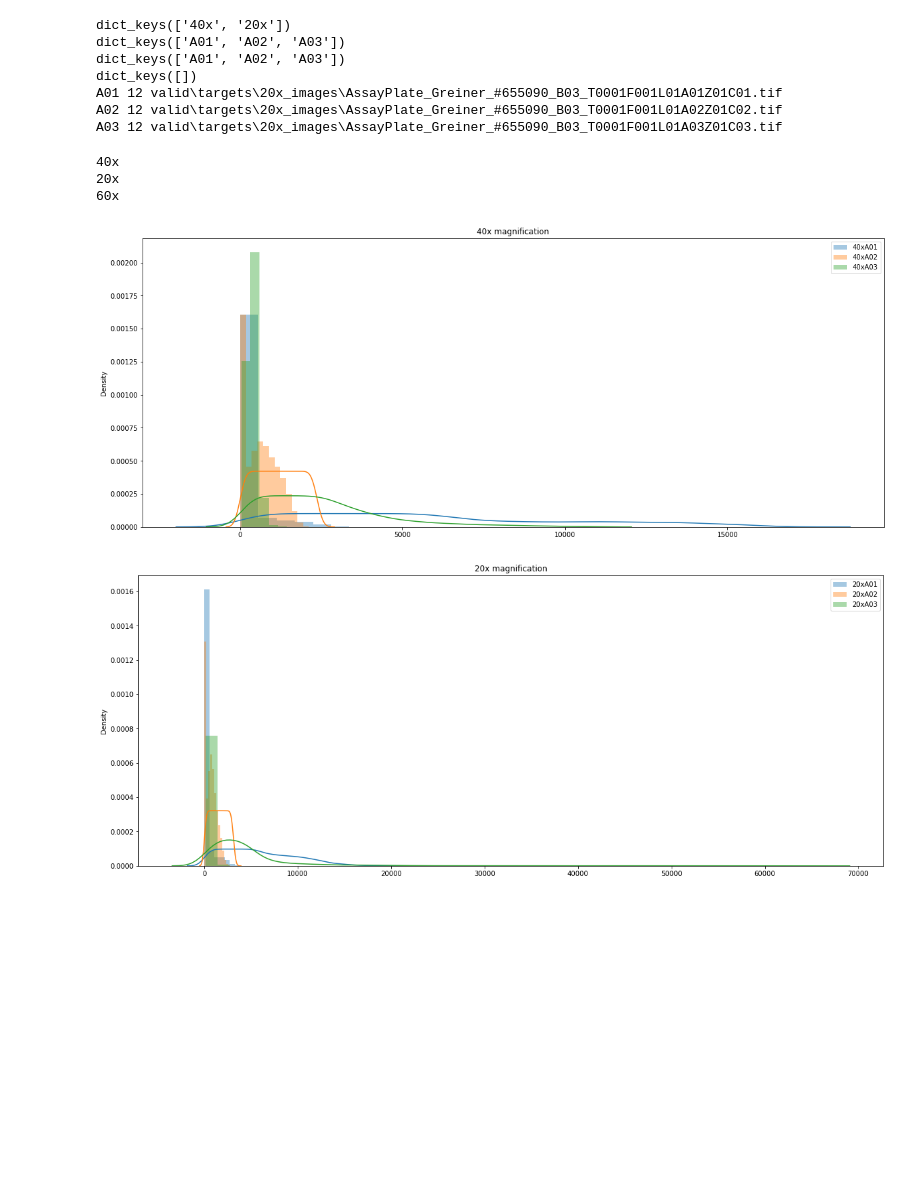
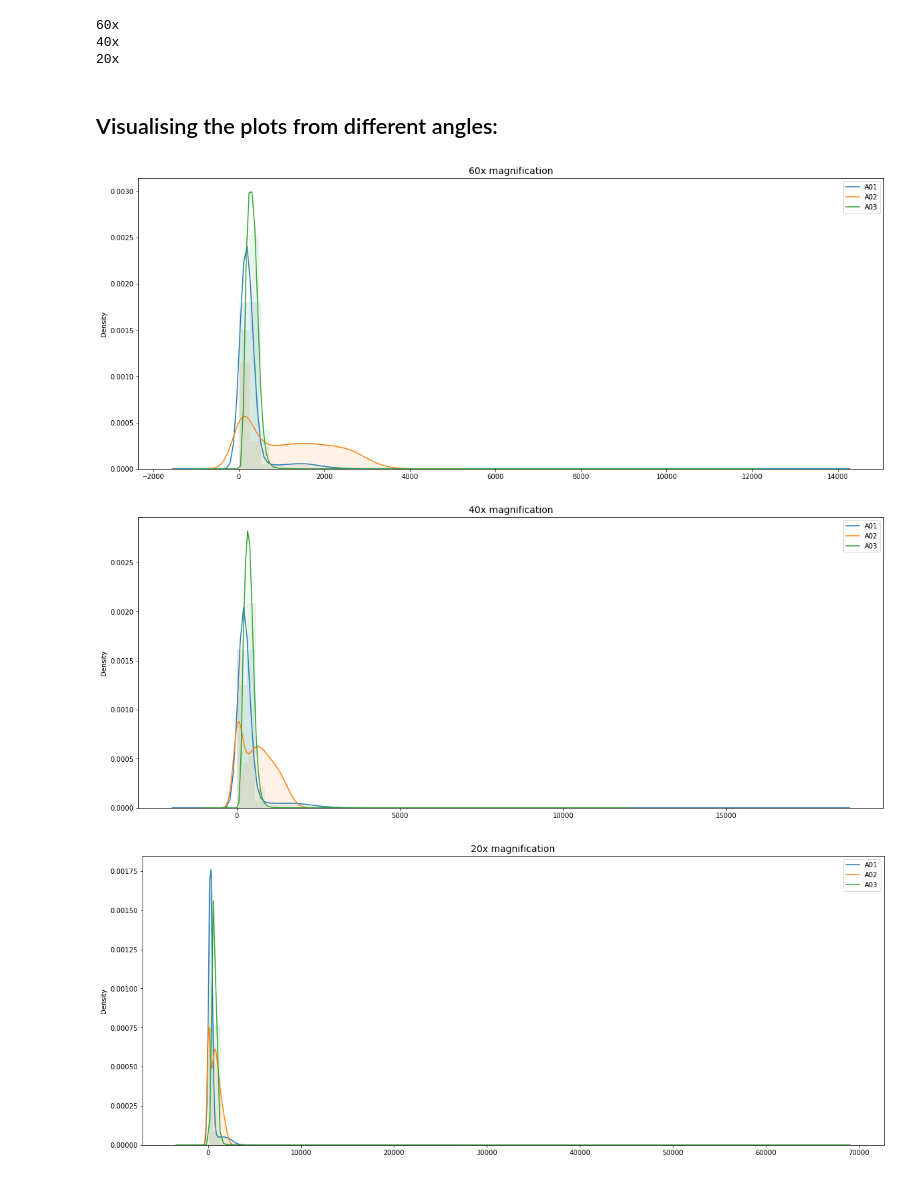
Before and after one commit to aidotse/Team-NordAxon-Code-Monkeys, a Jupyter notebook: AZHackathon/notebooks/Local/09_dataset_analysis_visualisations.ipynb, the cells around one changed output. Drawn from its saved outputs; the diff is of its cells as text; code cells hidden in the pictures; blank space fills up the shorter version.

```diff
--- a/AZHackathon/notebooks/Local/09_dataset_analysis_visualisations.ipynb
+++ b/AZHackathon/notebooks/Local/09_dataset_analysis_visualisations.ipynb
@@ -16,37 +12,19 @@ Because of the way the data is structured, it only makes sense to combine the fo
     - "A" = action list number (3 fluorescent + 1 brightfield action)
 # %%
 dataset_samples = glob.glob(os.path.join("valid", "*/*/Assay*"))
-input_paths, target_paths = get_sample_paths(dataset_samples, ["40x", "20x"])
+input_paths, target_paths = get_sample_paths(dataset_samples, ["60x", "40x", "20x"])
 filtered_paths = filter_paths(target_paths, "A")
-# %%
-print(filtered_paths.keys())
-print(filtered_paths['20x'].keys())
-print(filtered_paths['40x'].keys())
-print(filtered_paths['60x'].keys())
-
-for k,v in filtered_paths["20x"].items():
-    print(k, len(v), v[0])
-# %% [output]
-dict_keys(['40x', '20x'])
-dict_keys(['A01', 'A02', 'A03'])
-dict_keys(['A01', 'A02', 'A03'])
-dict_keys([])
-A01 12 valid\targets\20x_images\AssayPlate_Greiner_#655090_B03_T0001F001L01A01Z01C01.tif
-A02 12 valid\targets\20x_images\AssayPlate_Greiner_#655090_B03_T0001F001L01A02Z01C02.tif
-A03 12 valid\targets\20x_images\AssayPlate_Greiner_#655090_B03_T0001F001L01A03Z01C03.tif
 # %%
 stats_dict = get_stats(filtered_paths)
 # %% [output]
+60x
 40x
 20x
-60x
-# %%
-for mag in stats_dict.keys():
-    plt.figure(figsize=(20,8))
-    for key, val in stats_dict[mag].items():
-        ax = sns.distplot(list(val.keys()), hist_kws={"weights":list(val.values())}, label = mag +" "+ key)
-    ax.set_title(mag+" magnification")
-    plt.legend()
-# %% [output]
-[figure, removed]
-[figure, removed]
+# %% [markdown]
+## Visualising the plots from different angles:
+# %%
+visualise_stats(stats_dict)
+# %% [output]
+[figure, added]
+[figure, added]
+[figure, added]
```
Also changed, not shown: parts of 4 cells of this notebook, 1 other file.
